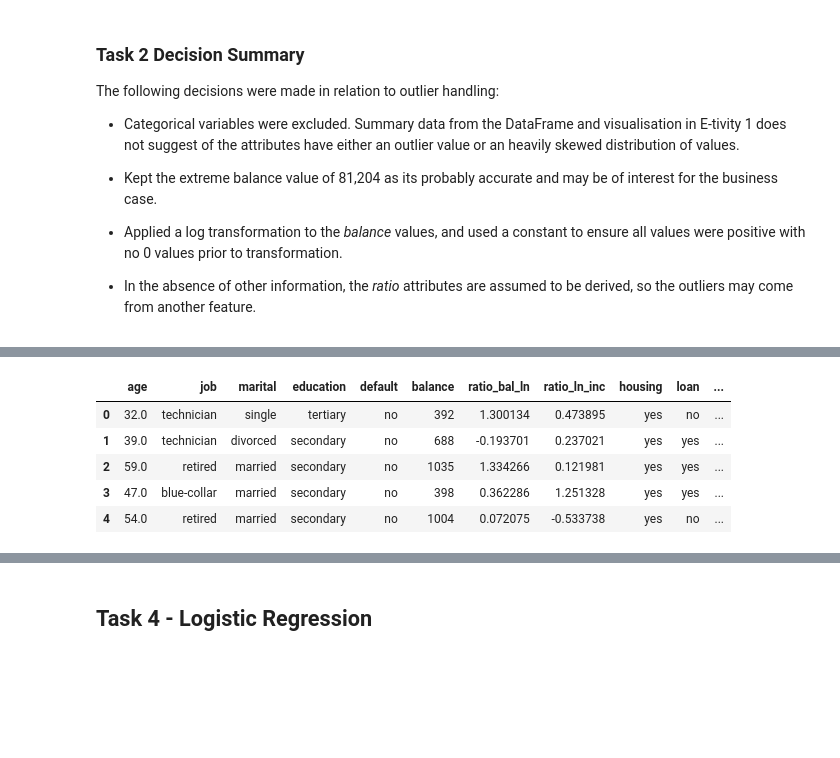
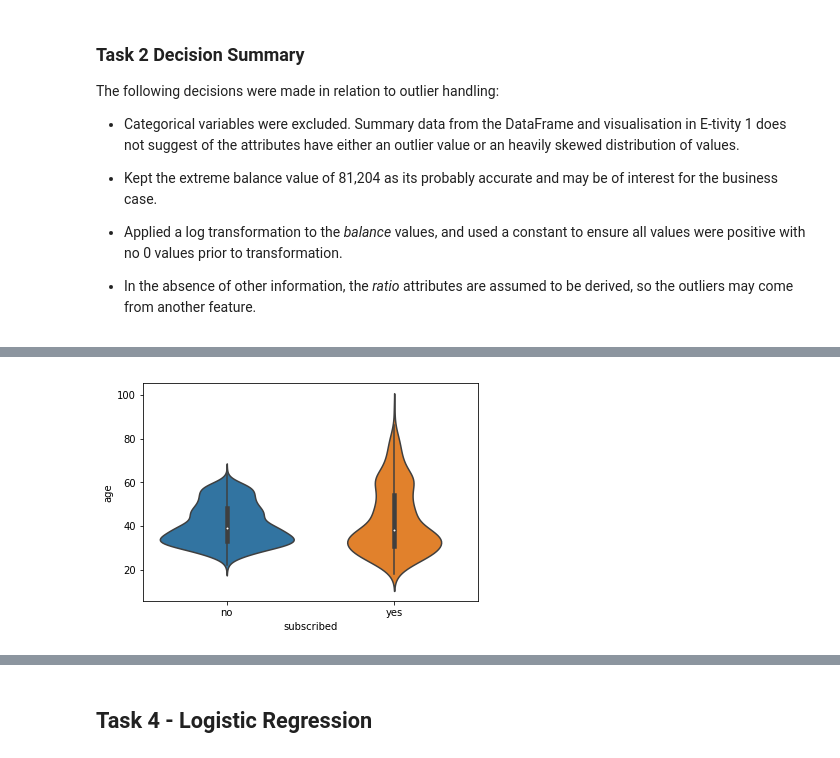
Before and after one commit to vipulpopat/MSCAI_Sem1_Etivity2, a Jupyter notebook: Etivity2_18195326.ipynb, the cells around one changed output, grey strips where cells are left out. Saved outputs shown, nothing was run; the diff lists cells and outputs as text; code cells hidden in the pictures; blank space fills up the shorter version.

```diff
--- a/Etivity2_18195326.ipynb
+++ b/Etivity2_18195326.ipynb
@@ -330,9 +341,5 @@ For a new feature, I'd suggest a feature that describes if this customer is a "H
-# %%
-df.head()
-# %% [output]
-|  | age | job | marital | education | default | balance | ratio_bal_ln | ratio_ln_inc | housing | loan | ... |
-| 0 | 32.0 | technician | single | tertiary | no | 392 | 1.300134 | 0.473895 | yes | no | ... |
-| 1 | 39.0 | technician | divorced | secondary | no | 688 | -0.193701 | 0.237021 | yes | yes | ... |
-| 2 | 59.0 | retired | married | secondary | no | 1035 | 1.334266 | 0.121981 | yes | yes | ... |
-| 3 | 47.0 | blue-collar | married | secondary | no | 398 | 0.362286 | 1.251328 | yes | yes | ... |
-| 4 | 54.0 | retired | married | secondary | no | 1004 | 0.072075 | -0.533738 | yes | no | ... |
+# %%
+sns.violinplot(y="age", x='subscribed', data=df)
+plt.show()
+# %% [output]
+[figure, added]
```
Also changed, not shown: parts of 28 cells of this notebook.
